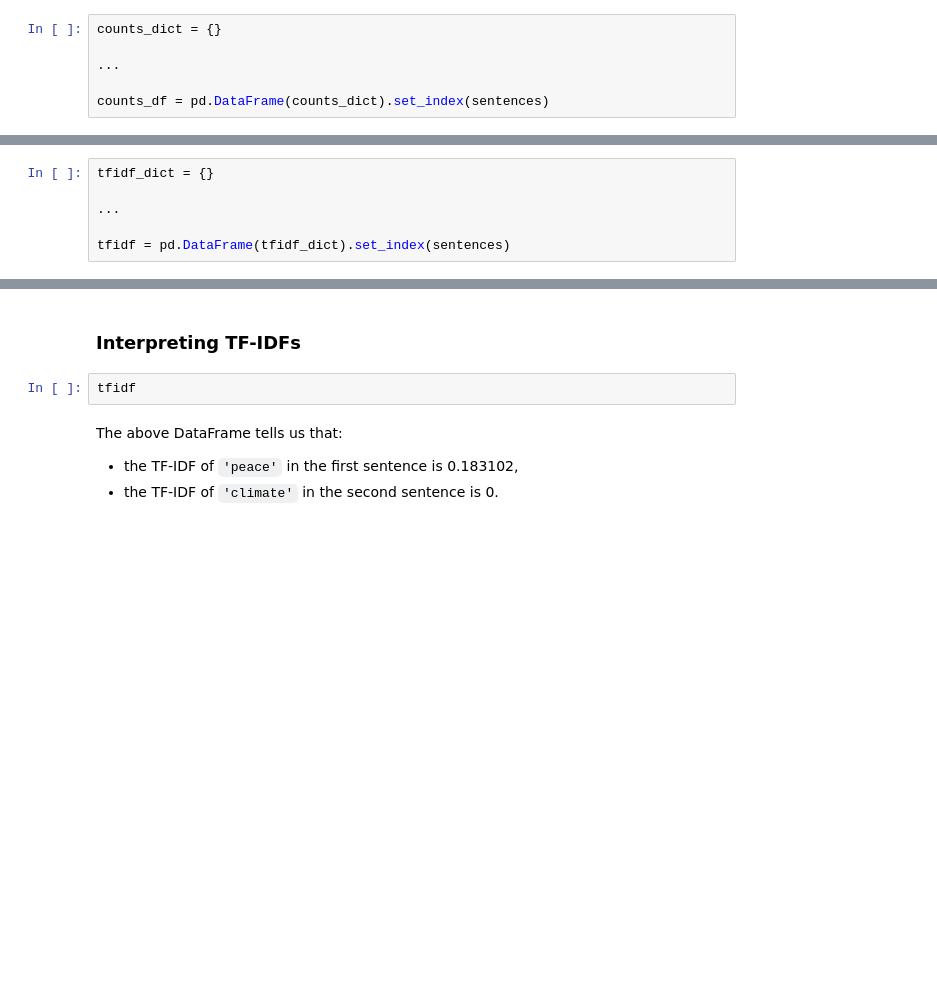
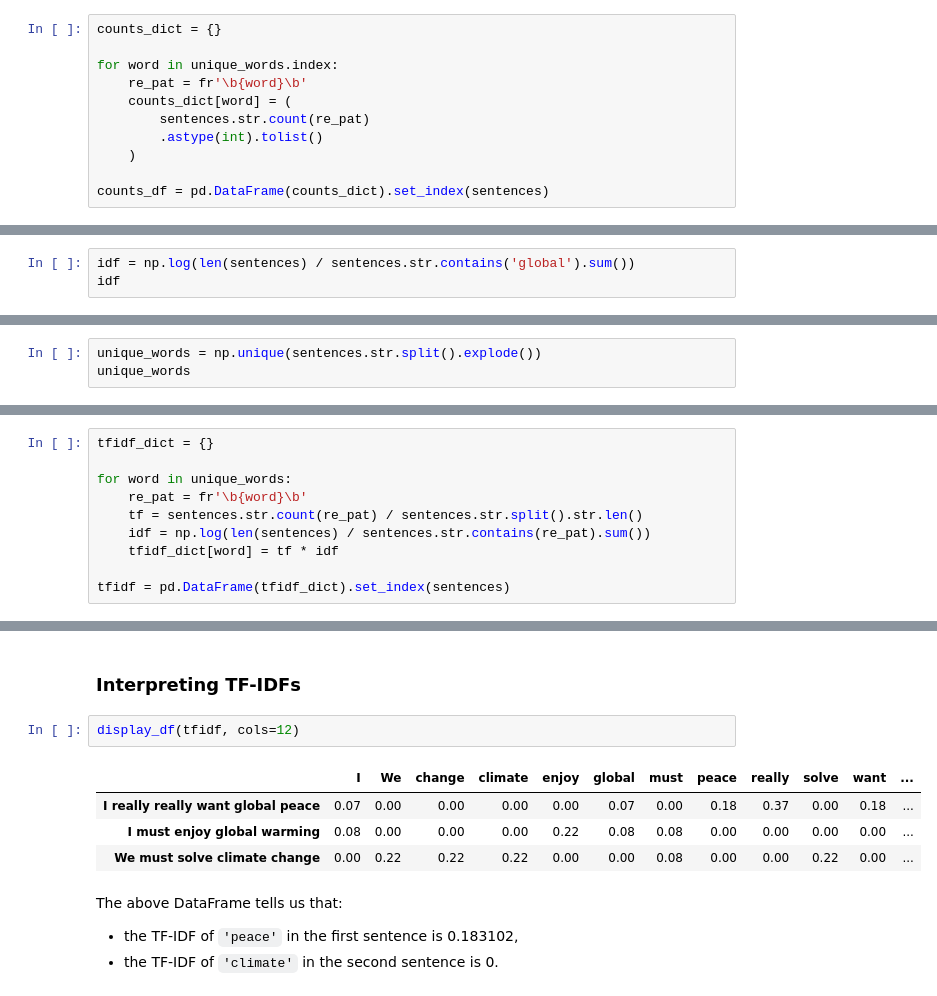
Before and after one commit to dsc-courses/dsc80-2023-fa, a Jupyter notebook: lectures/lec12/lec12-live.ipynb, the cells around one changed output, grey strips where cells are left out. Drawn from its saved outputs; the diff is of its cells as text; blank space fills up the shorter version.

```diff
--- a/lectures/lec12/lec12-live.ipynb
+++ b/lectures/lec12/lec12-live.ipynb
@@ -281,7 +439,12 @@ unique_words
 # %%
 counts_dict = {}
 
-...
+for word in unique_words.index:
+    re_pat = fr'\b{word}\b'
+    counts_dict[word] = (
+        sentences.str.count(re_pat)
+        .astype(int).tolist()
+    )
 
 counts_df = pd.DataFrame(counts_dict).set_index(sentences)
 # %%
@@ -407,0 +598,3 @@ sentences
+# %%
+idf = np.log(len(sentences) / sentences.str.contains('global').sum())
+idf
@@ -413,0 +620,3 @@ On its own, the TF-IDF of a word in a document doesn't really tell us anything;
+# %%
+unique_words = np.unique(sentences.str.split().explode())
+unique_words
@@ -414,7 +626,11 @@ On its own, the TF-IDF of a word in a document doesn't really tell us anything;
 # %%
 tfidf_dict = {}
 
-...
+for word in unique_words:
+    re_pat = fr'\b{word}\b'
+    tf = sentences.str.count(re_pat) / sentences.str.split().str.len()
+    idf = np.log(len(sentences) / sentences.str.contains(re_pat).sum())
+    tfidf_dict[word] = tf * idf
 
 tfidf = pd.DataFrame(tfidf_dict).set_index(sentences)
 # %%
@@ -422,7 +644,12 @@ tfidf
 # %% [markdown]
 ### Interpreting TF-IDFs
 # %%
-tfidf
+display_df(tfidf, cols=12)
+# %% [output]
+|  | I | We | change | climate | enjoy | global | must | peace | really | solve | want | ... |
+| I really really want global peace | 0.07 | 0.00 | 0.00 | 0.00 | 0.00 | 0.07 | 0.00 | 0.18 | 0.37 | 0.00 | 0.18 | ... |
+| I must enjoy global warming | 0.08 | 0.00 | 0.00 | 0.00 | 0.22 | 0.08 | 0.08 | 0.00 | 0.00 | 0.00 | 0.00 | ... |
+| We must solve climate change | 0.00 | 0.22 | 0.22 | 0.22 | 0.00 | 0.00 | 0.08 | 0.00 | 0.00 | 0.22 | 0.00 | ... |
 # %% [markdown]
 The above DataFrame tells us that:
 - the TF-IDF of `'peace'` in the first sentence is 0.183102,
```
Also changed, not shown: parts of 43 cells of this notebook, 11 other files.
